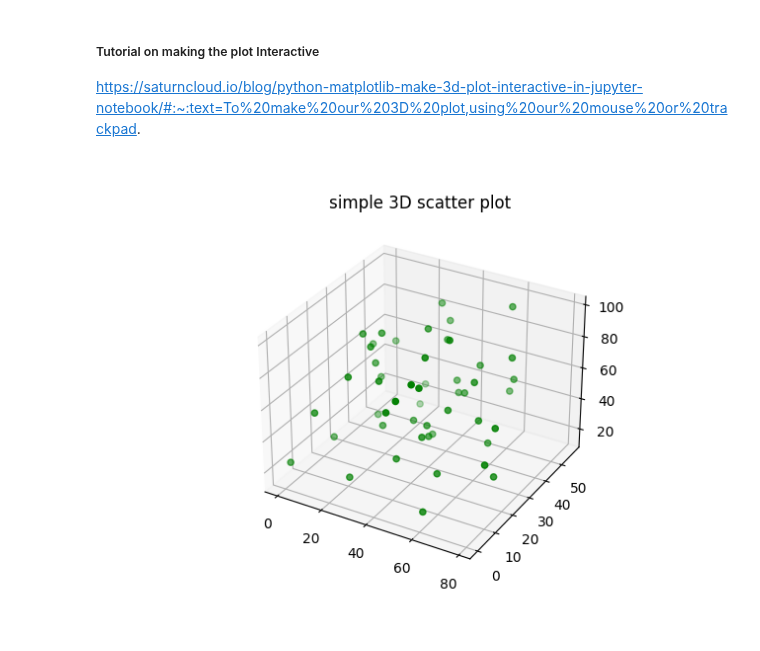
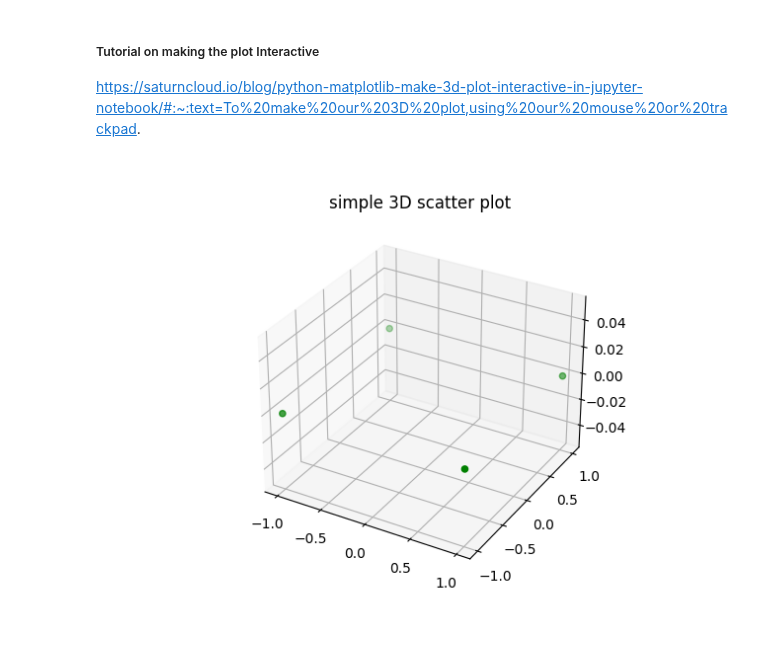
Before and after one commit to JoshuaG-K/transformation-visualization-tool, a Jupyter notebook: transformations.ipynb, the cells around one changed output. Cells and saved outputs as stored; diff of their text form; code cells hidden in the pictures.

Commit message:
Created the square

```diff
--- a/transformations.ipynb
+++ b/transformations.ipynb
@@ -15,19 +15,17 @@ import matplotlib.pyplot as plt
 import numpy as np
 # %%
 # Creating dataset
-z = np.random.randint(100, size =(50))
-x = np.random.randint(80, size =(50))
-y = np.random.randint(60, size =(50))
+square = np.array([[1, 1, 0], [1, -1, 0], [-1, 1, 0], [-1, -1, 0]])
 
 # Creating figure
 fig = plt.figure()
 ax = fig.add_subplot(111, projection="3d")
 
 # Creating plot
-ax.scatter(x, y, z, color = "green")
+ax.scatter(square[:, 0], square[:, 1], square[:, 2], color = "green")
 plt.title("simple 3D scatter plot")
 
 # show plot
 plt.show()
 # %% [output]
-[figure, old version]
+[figure, new version]
```
